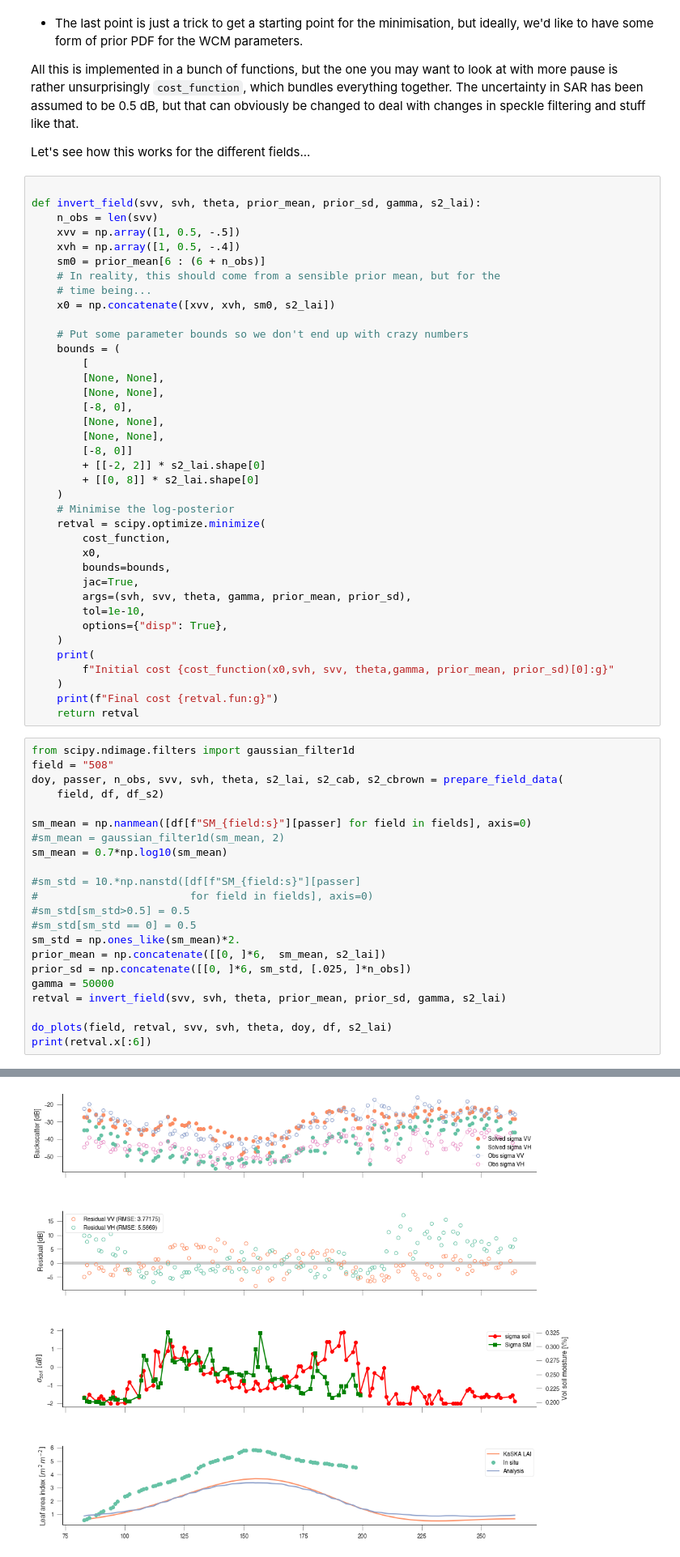
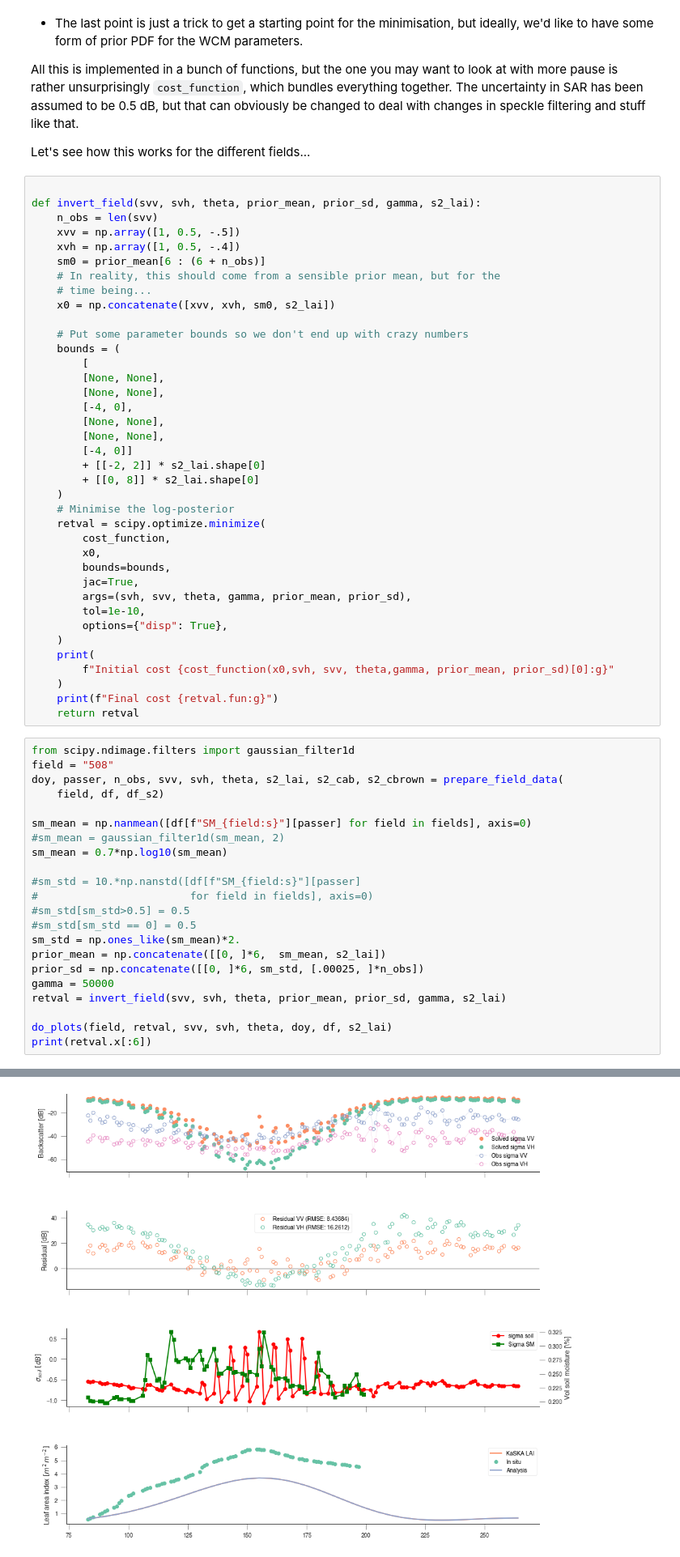
Before and after one commit to jgomezdans/sar_homework, a Jupyter notebook: LMU_new_soil.ipynb, the cells around one changed output, grey strips where cells are left out. Shown at 81% size. Saved outputs shown, nothing was run; the diff lists cells and outputs as text.

```diff
--- a/LMU_new_soil.ipynb
+++ b/LMU_new_soil.ipynb
@@ -258,10 +258,10 @@ def invert_field(svv, svh, theta, prior_mean, prior_sd, gamma, s2_lai):
         [
         [None, None],
         [None, None],
-        [-8, 0],
+        [-4, 0],
         [None, None],
         [None, None],
-        [-8, 0]]
+        [-4, 0]]
         + [[-2, 2]] * s2_lai.shape[0]
         + [[0, 8]] * s2_lai.shape[0]
     )
@@ -296,7 +296,7 @@ sm_mean = 0.7*np.log10(sm_mean)
 #sm_std[sm_std == 0] = 0.5
 sm_std = np.ones_like(sm_mean)*2.
 prior_mean = np.concatenate([[0, ]*6,  sm_mean, s2_lai])
-prior_sd = np.concatenate([[0, ]*6, sm_std, [.025, ]*n_obs])
+prior_sd = np.concatenate([[0, ]*6, sm_std, [.00025, ]*n_obs])
 gamma = 50000
 retval = invert_field(svv, svh, theta, prior_mean, prior_sd, gamma, s2_lai)
 
@@ -309 +309 @@ Final cost 26934.1
-[figure, old version]
+[figure, new version]
```
Also changed, not shown: parts of 7 cells of this notebook.
